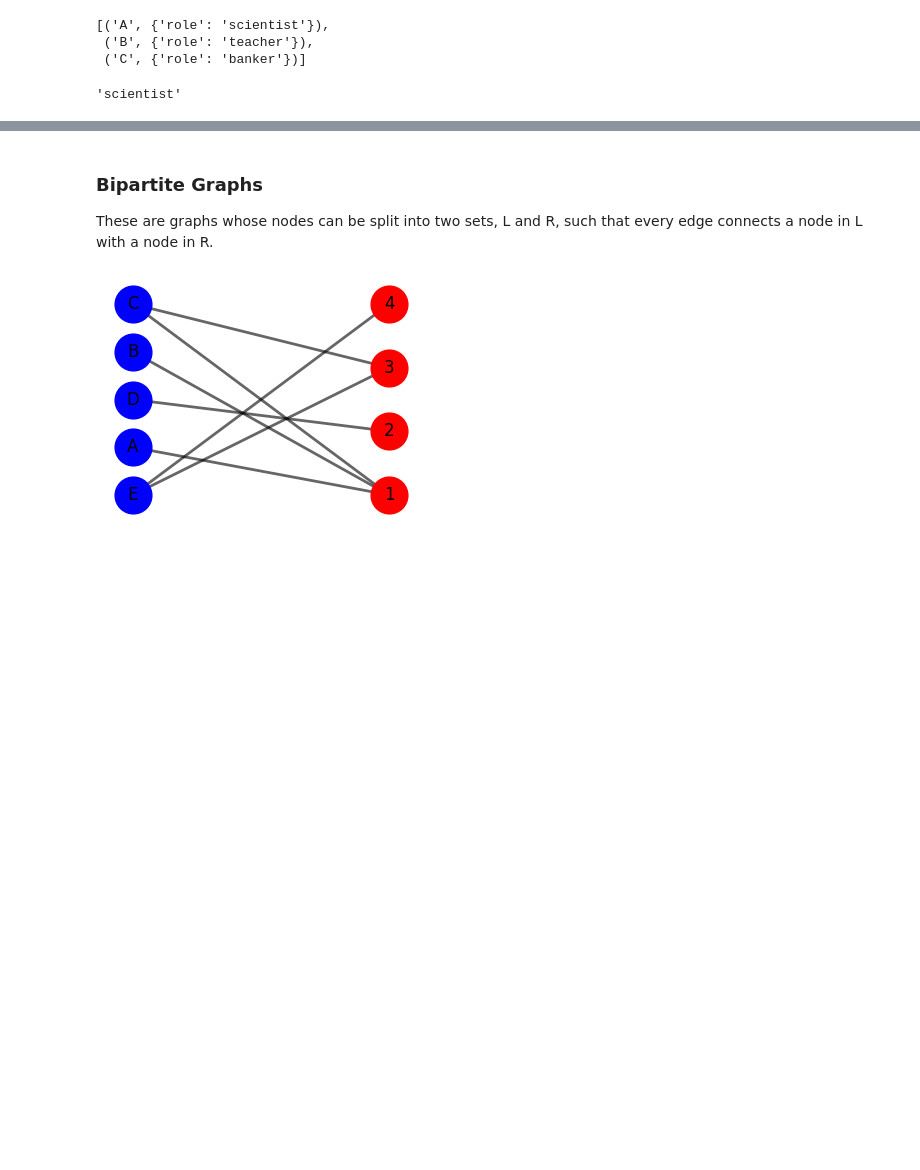
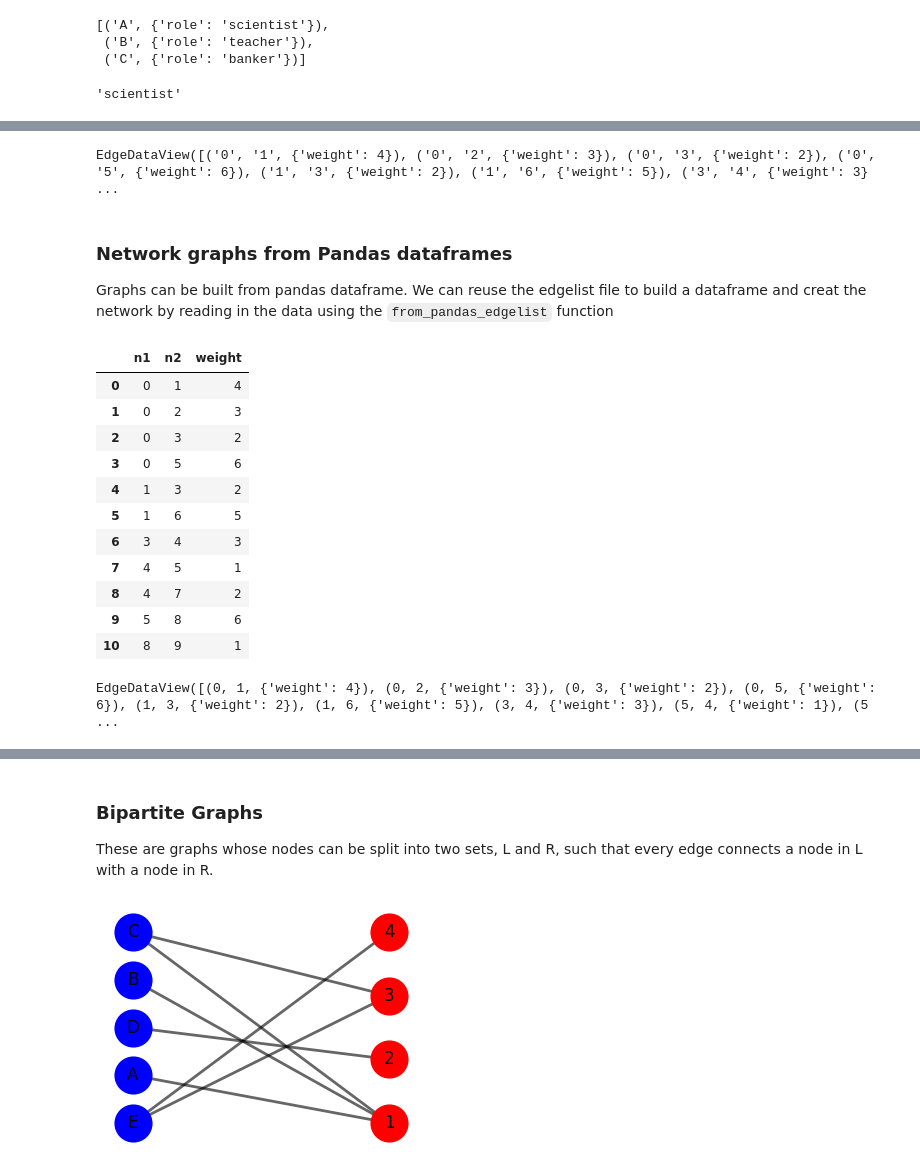
Before and after one commit to kenechiomeke/graph-networks, a Jupyter notebook: intro_social_networks.ipynb, the cells around one changed output, grey strips where cells are left out. Saved outputs shown, nothing was run; the diff lists cells and outputs as text; code cells hidden in the pictures; blank space fills up the shorter version.

```diff
--- a/intro_social_networks.ipynb
+++ b/intro_social_networks.ipynb
@@ -334,0 +359,34 @@ G0.nodes['A']['role']
+# %%
+# The `read_edgelist`` function can be used to read a graph from an edgelist
+Ge = nx.read_edgelist('Gt_edgelist.txt', data = [('weight', int)])
+
+# Return the network edges and attributes
+Ge.edges(data = True)
+# %% [output]
+EdgeDataView([('0', '1', {'weight': 4}), ('0', '2', {'weight': 3}), ('0', '3', {'weight': 2}), ('0', '5', {'weight': 6}), ('1', '3', {'weight': 2}), ('1', '6', {'weight': 5}), ('3', '4', {'weight': 3} ...
+# %% [markdown]
+### Network graphs from Pandas dataframes
+Graphs can be built from pandas dataframe. We can reuse the edgelist file to build a dataframe and creat the network by reading in the data using the `from_pandas_edgelist` function
+# %%
+# First read the edgelist file into a pandas dataframe
+G_df = pd.read_csv('Gt_edgelist.txt', delim_whitespace=True,
+                   header=None, names=['n1', 'n2', 'weight'])
+G_df
+# %% [output]
+|  | n1 | n2 | weight |
+| 0 | 0 | 1 | 4 |
+| 1 | 0 | 2 | 3 |
+| 2 | 0 | 3 | 2 |
+| 3 | 0 | 5 | 6 |
+| 4 | 1 | 3 | 2 |
+| 5 | 1 | 6 | 5 |
+| 6 | 3 | 4 | 3 |
+| 7 | 4 | 5 | 1 |
+| 8 | 4 | 7 | 2 |
+| 9 | 5 | 8 | 6 |
+| 10 | 8 | 9 | 1 |
+# %%
+Gp = nx.from_pandas_edgelist(G_df, 'n1', 'n2', edge_attr='weight')
+Gp.edges(data=True)
+# %% [output]
+EdgeDataView([(0, 1, {'weight': 4}), (0, 2, {'weight': 3}), (0, 3, {'weight': 2}), (0, 5, {'weight': 6}), (1, 3, {'weight': 2}), (1, 6, {'weight': 5}), (3, 4, {'weight': 3}), (5, 4, {'weight': 1}), (5 ...
```
Also changed, not shown: parts of 51 cells of this notebook.
